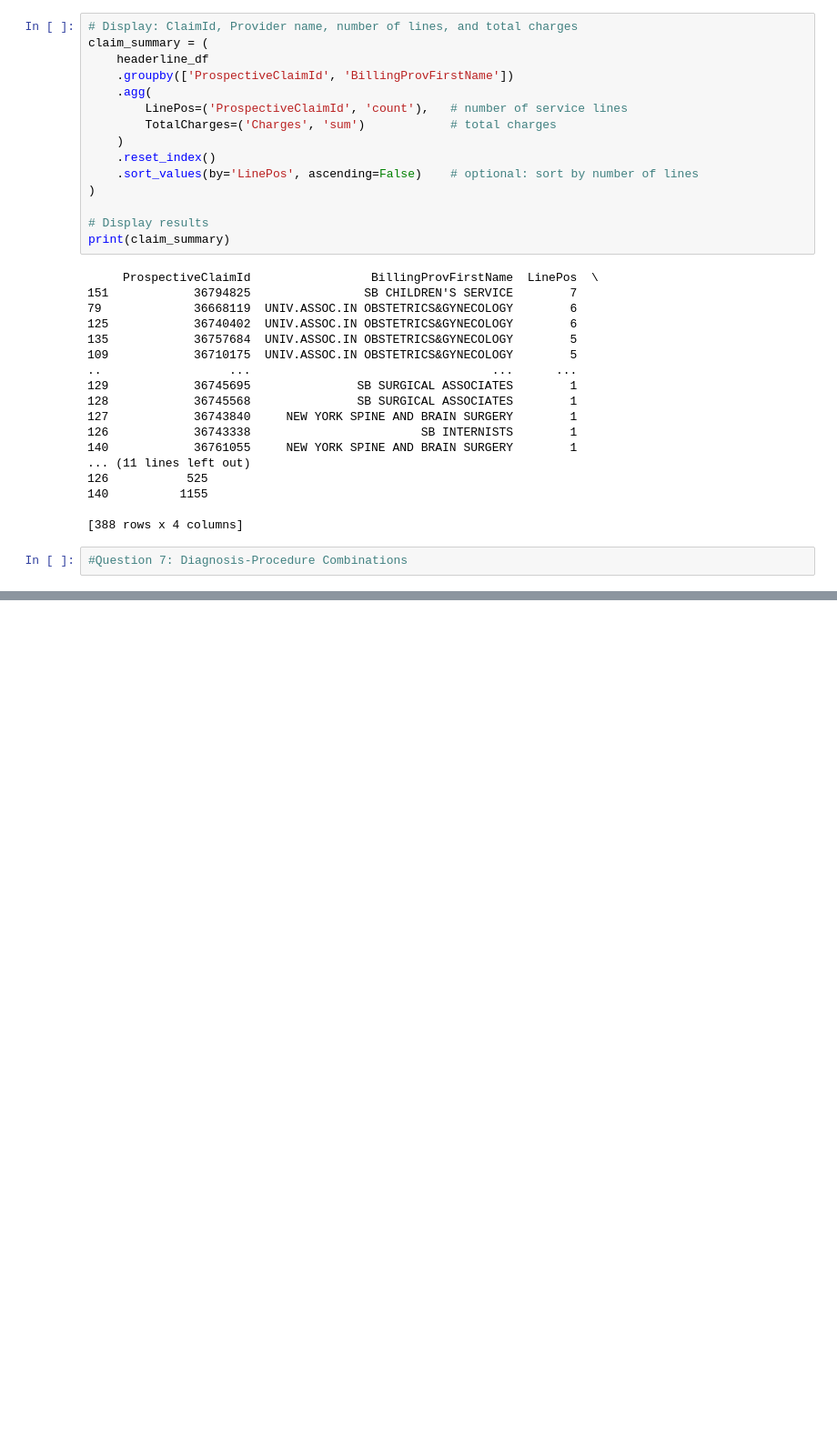
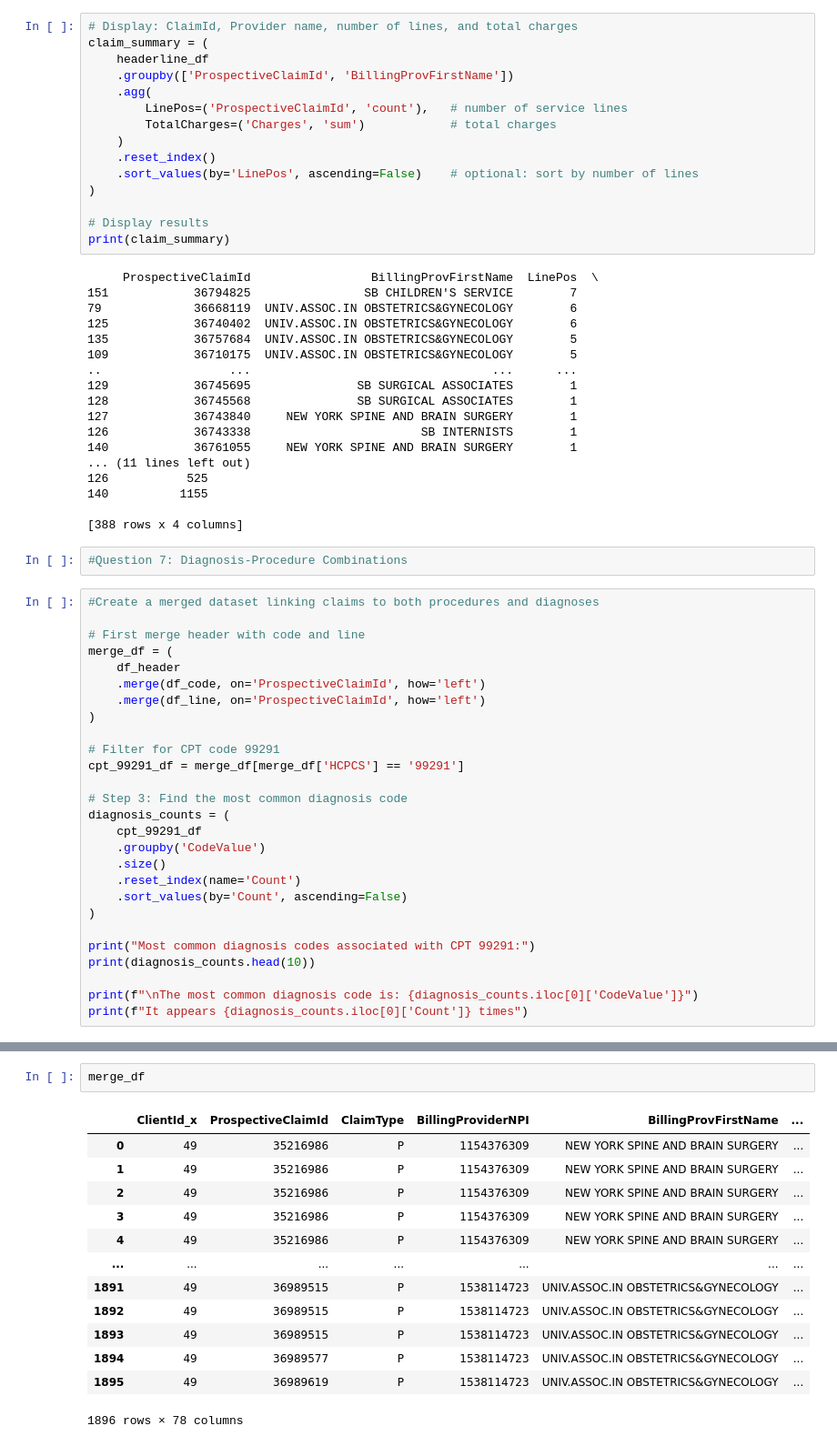
Before and after one commit to paulquimbo/claims-analysis, a Jupyter notebook: notebooks/claims_analysis.ipynb, the cells around one changed output, grey strips where cells are left out. Shown at 91% size. Drawn from its saved outputs; the diff is of its cells as text; blank space fills up the shorter version.

```diff
--- a/notebooks/claims_analysis.ipynb
+++ b/notebooks/claims_analysis.ipynb
@@ -583,3 +583,30 @@ print(claim_summary)
 [388 rows x 4 columns]
 # %%
 #Question 7: Diagnosis-Procedure Combinations
+# %%
+#Create a merged dataset linking claims to both procedures and diagnoses
+
+# First merge header with code and line
+merge_df = (
+    df_header
+    .merge(df_code, on='ProspectiveClaimId', how='left')
+    .merge(df_line, on='ProspectiveClaimId', how='left')
+)
+
+# Filter for CPT code 99291
+cpt_99291_df = merge_df[merge_df['HCPCS'] == '99291']
+
+# Step 3: Find the most common diagnosis code
+diagnosis_counts = (
+    cpt_99291_df
+    .groupby('CodeValue')
+    .size()
+    .reset_index(name='Count')
+    .sort_values(by='Count', ascending=False)
+)
+
+print("Most common diagnosis codes associated with CPT 99291:")
+print(diagnosis_counts.head(10))
+
+print(f"\nThe most common diagnosis code is: {diagnosis_counts.iloc[0]['CodeValue']}")
+print(f"It appears {diagnosis_counts.iloc[0]['Count']} times")
@@ -585,0 +670,16 @@ print(claim_summary)
+# %%
+merge_df
+# %% [output]
+|  | ClientId_x | ProspectiveClaimId | ClaimType | BillingProviderNPI | BillingProvFirstName | ... |
+| 0 | 49 | 35216986 | P | 1154376309 | NEW YORK SPINE AND BRAIN SURGERY | ... |
+| 1 | 49 | 35216986 | P | 1154376309 | NEW YORK SPINE AND BRAIN SURGERY | ... |
+| 2 | 49 | 35216986 | P | 1154376309 | NEW YORK SPINE AND BRAIN SURGERY | ... |
+| 3 | 49 | 35216986 | P | 1154376309 | NEW YORK SPINE AND BRAIN SURGERY | ... |
+| 4 | 49 | 35216986 | P | 1154376309 | NEW YORK SPINE AND BRAIN SURGERY | ... |
+| ... | ... | ... | ... | ... | ... | ... |
+| 1891 | 49 | 36989515 | P | 1538114723 | UNIV.ASSOC.IN OBSTETRICS&GYNECOLOGY | ... |
+| 1892 | 49 | 36989515 | P | 1538114723 | UNIV.ASSOC.IN OBSTETRICS&GYNECOLOGY | ... |
+| 1893 | 49 | 36989515 | P | 1538114723 | UNIV.ASSOC.IN OBSTETRICS&GYNECOLOGY | ... |
+| 1894 | 49 | 36989577 | P | 1538114723 | UNIV.ASSOC.IN OBSTETRICS&GYNECOLOGY | ... |
+| 1895 | 49 | 36989619 | P | 1538114723 | UNIV.ASSOC.IN OBSTETRICS&GYNECOLOGY | ... |
+1896 rows × 78 columns
```
Also changed, not shown: parts of 5 cells of this notebook.
